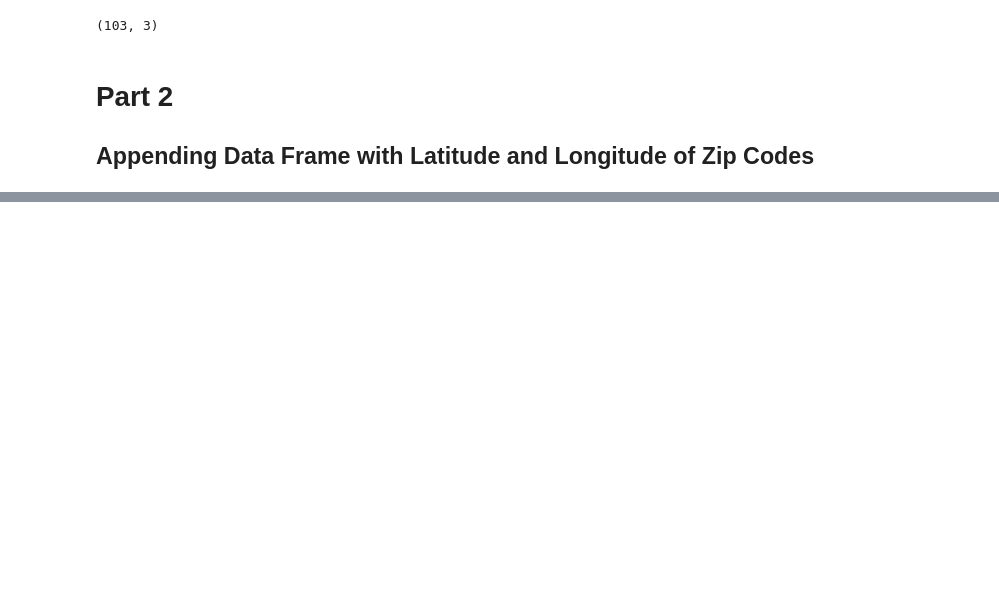
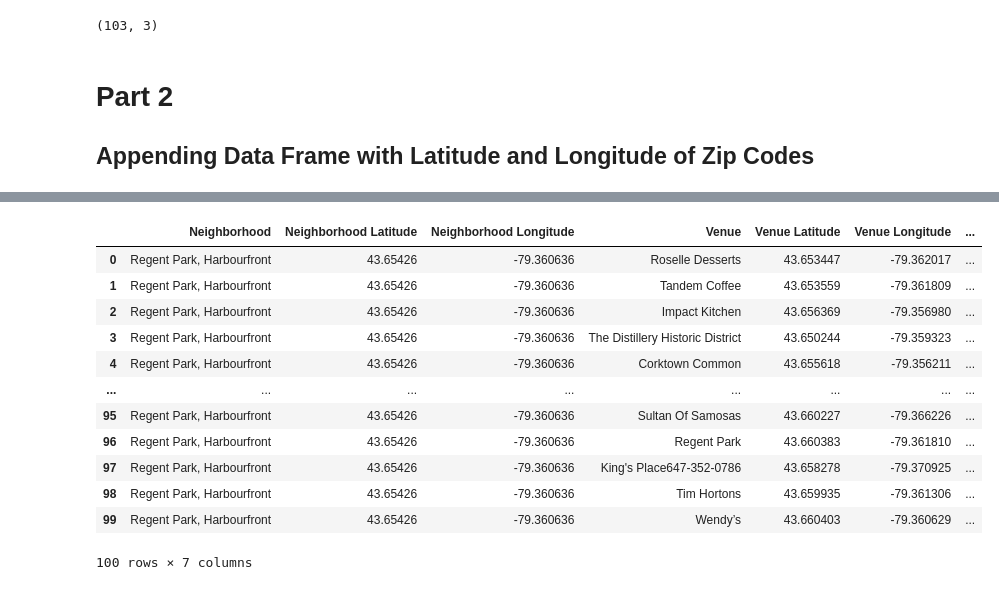
Before and after one commit to H2t2/Coursera_Capstone, a Jupyter notebook: 3_toronto.ipynb, the cells around one changed output, grey strips where cells are left out. Drawn from its saved outputs; the diff is of its cells as text; code cells hidden in the pictures; blank space fills up the shorter version.

```diff
--- a/3_toronto.ipynb
+++ b/3_toronto.ipynb
@@ -69,0 +238,16 @@ no such option: -m
+# %%
+toronto_venues[toronto_venues['Neighborhood'] == 'Regent Park, Harbourfront']
+# %% [output]
+|  | Neighborhood | Neighborhood Latitude | Neighborhood Longitude | Venue | Venue Latitude | Venue Longitude | ... |
+| 0 | Regent Park, Harbourfront | 43.65426 | -79.360636 | Roselle Desserts | 43.653447 | -79.362017 | ... |
+| 1 | Regent Park, Harbourfront | 43.65426 | -79.360636 | Tandem Coffee | 43.653559 | -79.361809 | ... |
+| 2 | Regent Park, Harbourfront | 43.65426 | -79.360636 | Impact Kitchen | 43.656369 | -79.356980 | ... |
+| 3 | Regent Park, Harbourfront | 43.65426 | -79.360636 | The Distillery Historic District | 43.650244 | -79.359323 | ... |
+| 4 | Regent Park, Harbourfront | 43.65426 | -79.360636 | Corktown Common | 43.655618 | -79.356211 | ... |
+| ... | ... | ... | ... | ... | ... | ... | ... |
+| 95 | Regent Park, Harbourfront | 43.65426 | -79.360636 | Sultan Of Samosas | 43.660227 | -79.366226 | ... |
+| 96 | Regent Park, Harbourfront | 43.65426 | -79.360636 | Regent Park | 43.660383 | -79.361810 | ... |
+| 97 | Regent Park, Harbourfront | 43.65426 | -79.360636 | King's Place647-352-0786 | 43.658278 | -79.370925 | ... |
+| 98 | Regent Park, Harbourfront | 43.65426 | -79.360636 | Tim Hortons | 43.659935 | -79.361306 | ... |
+| 99 | Regent Park, Harbourfront | 43.65426 | -79.360636 | Wendy’s | 43.660403 | -79.360629 | ... |
+100 rows × 7 columns
```
Also changed, not shown: parts of 25 cells of this notebook, 2 other files.
